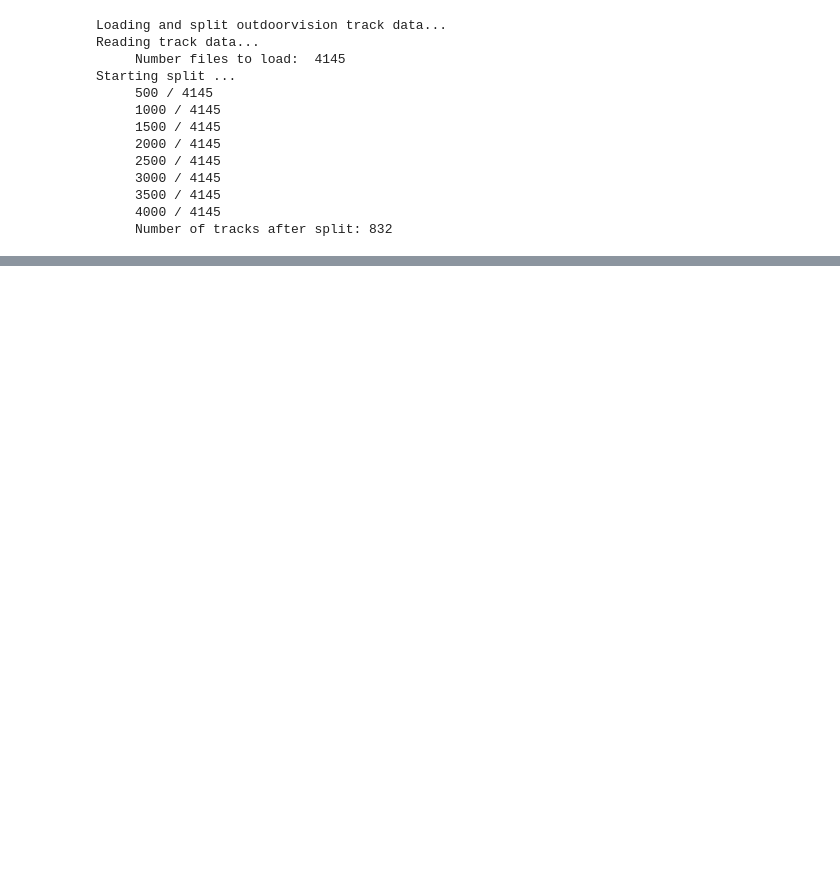
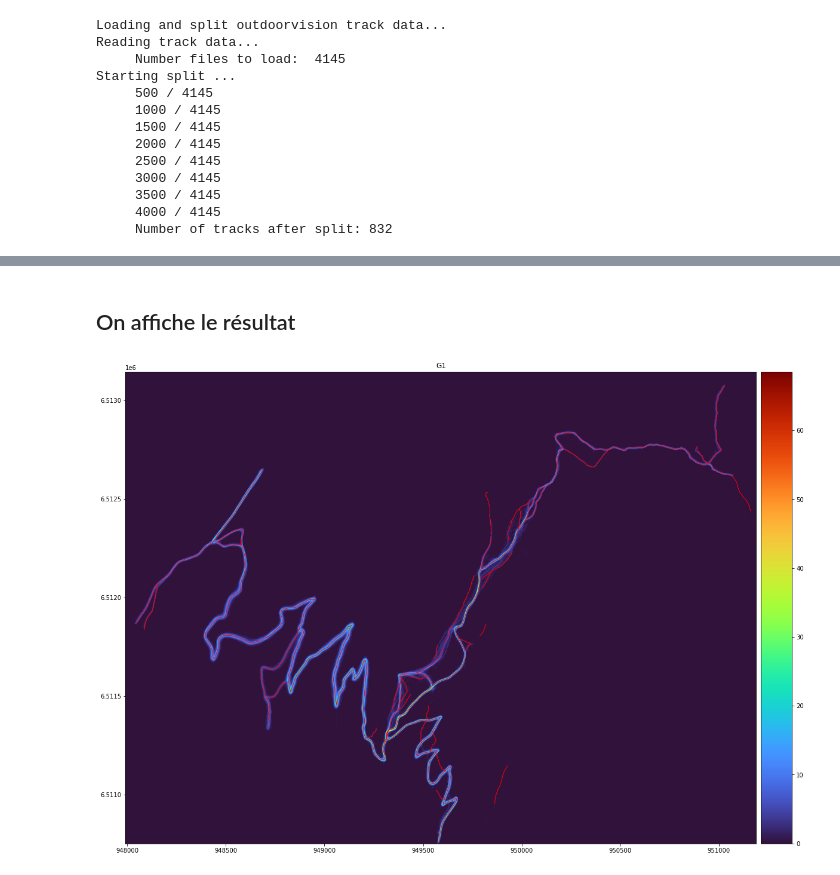
Before and after one commit to umrlastig/OutdoorFootprintNetworkPipeline, a Jupyter notebook: doc/source/examples/HikersFootprintBaugesArea.ipynb, the cells around one changed output, grey strips where cells are left out. Saved outputs shown, nothing was run; the diff lists cells and outputs as text; code cells hidden in the pictures; blank space fills up the shorter version.

Commit message:
pedestrian graph in bauges

```diff
--- a/doc/source/examples/HikersFootprintBaugesArea.ipynb
+++ b/doc/source/examples/HikersFootprintBaugesArea.ipynb
@@ -102,7 +119,7 @@ for idx in range(0, NBITER):
     iteration_index = int(idx) + 1
 
     # run pipeline for the ith iteration
-    run_iteration(iteration_index, config, None)
+    run_iteration(iteration_index, config, collection)
 # %% [output]
 -----------------------------------------------------------------
 -----------------------------------------------------------------
@@ -192,0 +211,8 @@ Smoothing polygon to remove stair-step artifacts ...
+# %% [markdown]
+## On affiche le résultat
+# %%
+from footprint2graph.util.PlotRes import plotResultatFinal
+
+plotResultatFinal(config['output']['RESULT_PATH'])
+# %% [output]
+[figure, added]
```
Also changed, not shown: parts of 7 cells of this notebook, 5 other files.
